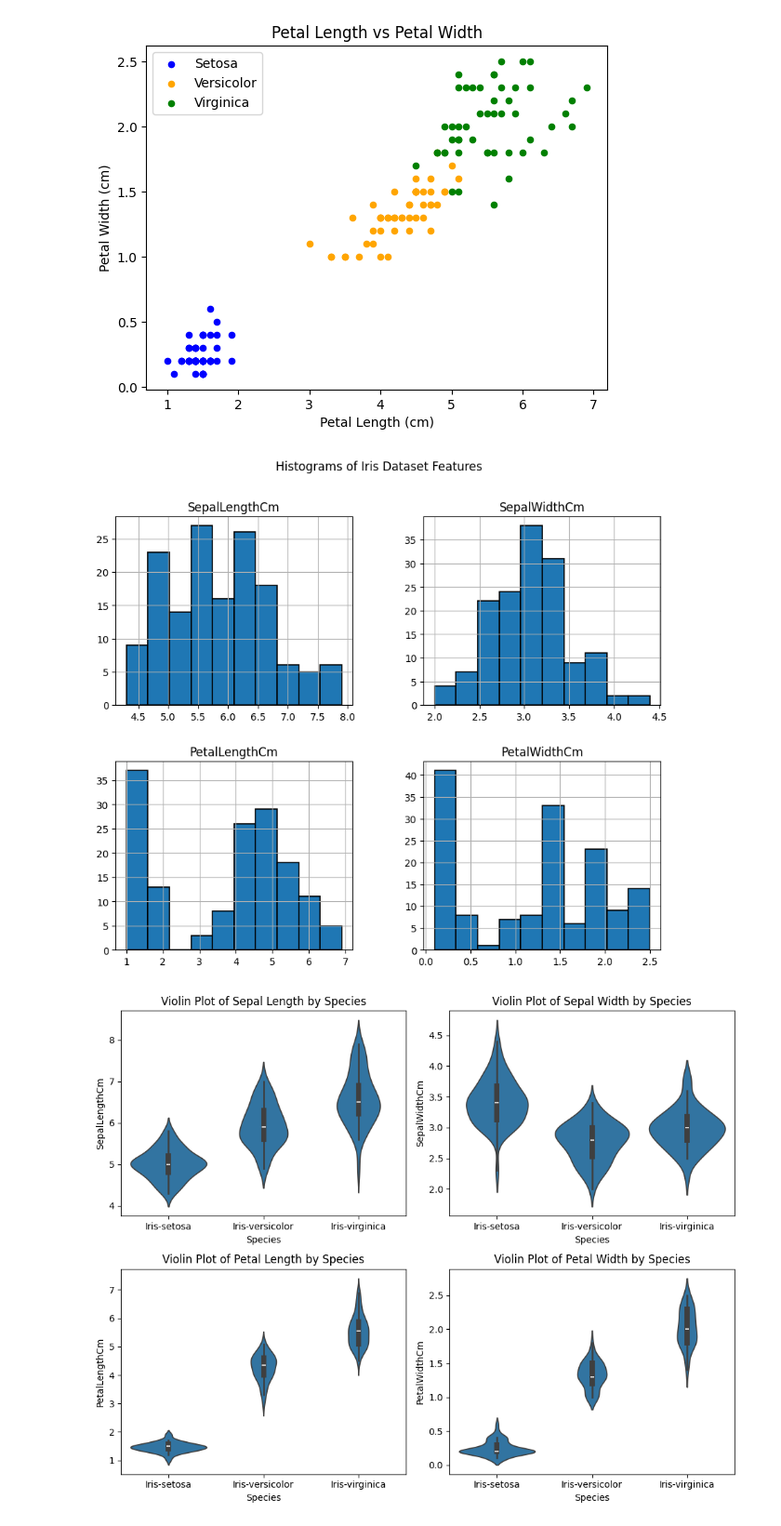
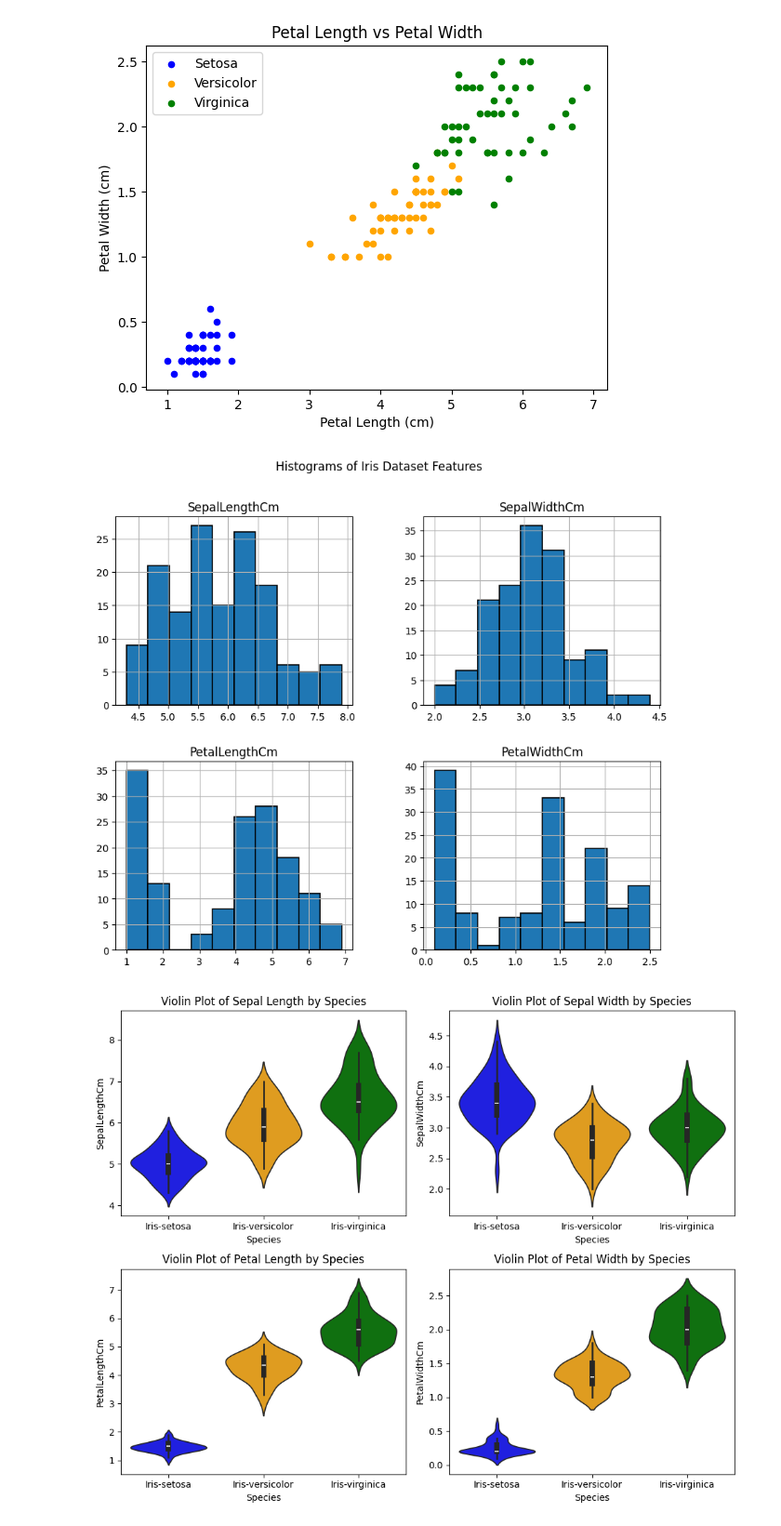
Before and after one commit to Lovjoy/Iris-EDA-and-Machine-Learning, a Jupyter notebook: EDA.ipynb, the cells around one changed output. Shown at 93% size. Saved outputs shown, nothing was run; the diff lists cells and outputs as text; code cells hidden in the pictures.

```diff
--- a/EDA.ipynb
+++ b/EDA.ipynb
@@ -25,2 +16,8 @@ dtype: int64
 # %%
 iris = iris.drop(columns=['Id'])
+# %%
+print("Missing values sum:", iris.isnull().sum())
+print("Duplicate rows sum:", iris.duplicated().sum())
+iris.dropna(inplace=True)
+iris.drop_duplicates(inplace=True)
+print("Dropped missing values and duplicates.")
@@ -68,22 +74,22 @@ fig = plt.gcf()
 fig.set_size_inches(10, 8)
 plt.show()
 # %% [output]
-[figure, old version]
+[figure, new version]
 # %%
 plt.figure(figsize=(10, 8))
 plt.subplot(2, 2, 1)
-fig = sns.violinplot(x='Species', y='SepalLengthCm', data=iris)
+sns.violinplot(data=iris, x='Species', y='SepalLengthCm', palette=['blue', 'orange', 'green'], hue ='Species')
 plt.title('Violin Plot of Sepal Length by Species')
 plt.subplot(2, 2, 2)
-fig = sns.violinplot(x='Species', y='SepalWidthCm', data=iris)
+sns.violinplot(data=iris, x='Species', y='SepalWidthCm', palette=['blue', 'orange', 'green'], hue ='Species')
 plt.title('Violin Plot of Sepal Width by Species')
 plt.subplot(2, 2, 3)
-fig = sns.violinplot(x='Species', y='PetalLengthCm', data=iris)
+sns.violinplot(data=iris, x='Species', y='PetalLengthCm', palette=['blue', 'orange', 'green'], hue ='Species')
 plt.title('Violin Plot of Petal Length by Species')
 plt.subplot(2, 2, 4)
-fig = sns.violinplot(x='Species', y='PetalWidthCm', data=iris)
+sns.violinplot(data=iris, x='Species', y='PetalWidthCm', palette=['blue', 'orange', 'green'], hue ='Species')
 plt.title('Violin Plot of Petal Width by Species')
 plt.tight_layout()
 plt.show()
 # %% [output]
-[figure, old version]
+[figure, new version]
```
Also changed, not shown: parts of 14 cells of this notebook.
